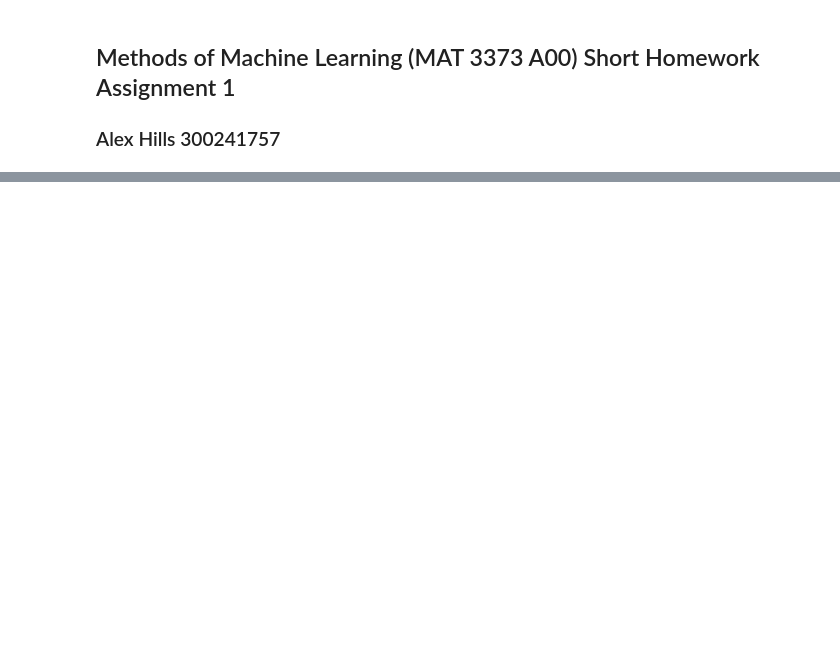
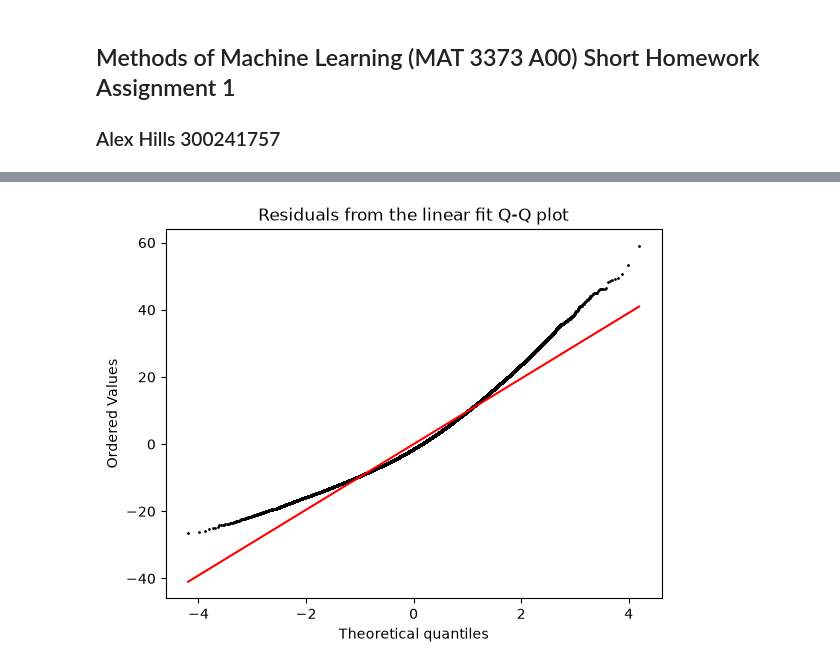
Before and after one commit to uOAlexH/mat3373-shw1, a Jupyter notebook: shortHW1.ipynb, the cells around one changed output, grey strips where cells are left out. Saved outputs shown, nothing was run; the diff lists cells and outputs as text; code cells hidden in the pictures; blank space fills up the shorter version.

```diff
--- a/shortHW1.ipynb
+++ b/shortHW1.ipynb
@@ -66,0 +109,12 @@ t-score: -149.8264451746288
+# %%
+# Creating a Q-Q plot for the residuals. Not strictly necessary, but useful for this discussion
+
+stats.probplot(residuals, dist="norm", plot=plt)
+plt.title("Residuals from the linear fit Q-Q plot")
+
+# Accesses scatter points component of the QQ-plot (just to customize them to match the design of my other plots haha)
+points_line = plt.gca().get_lines()[0]  # index 0 is the scatter points
+points_line.set_markeredgecolor('black')
+points_line.set_markersize(1)
+# %% [output]
+[figure, added]
```
Also changed, not shown: parts of 11 cells of this notebook.
